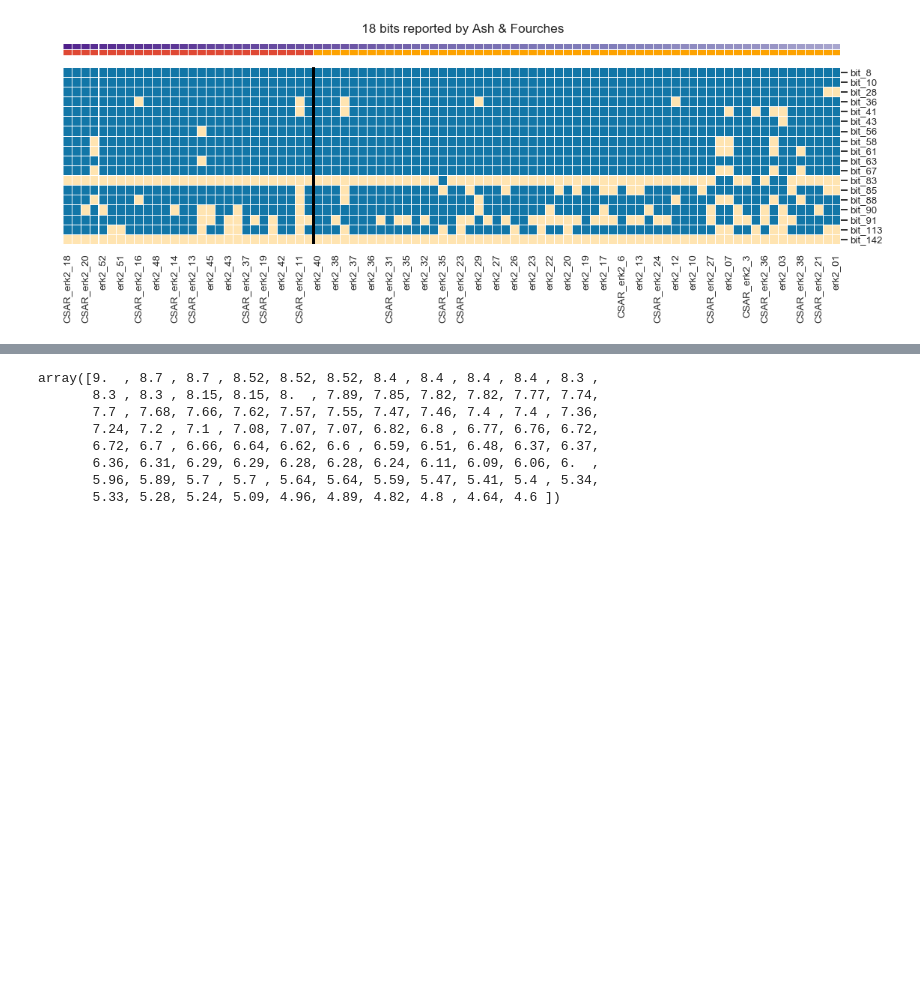
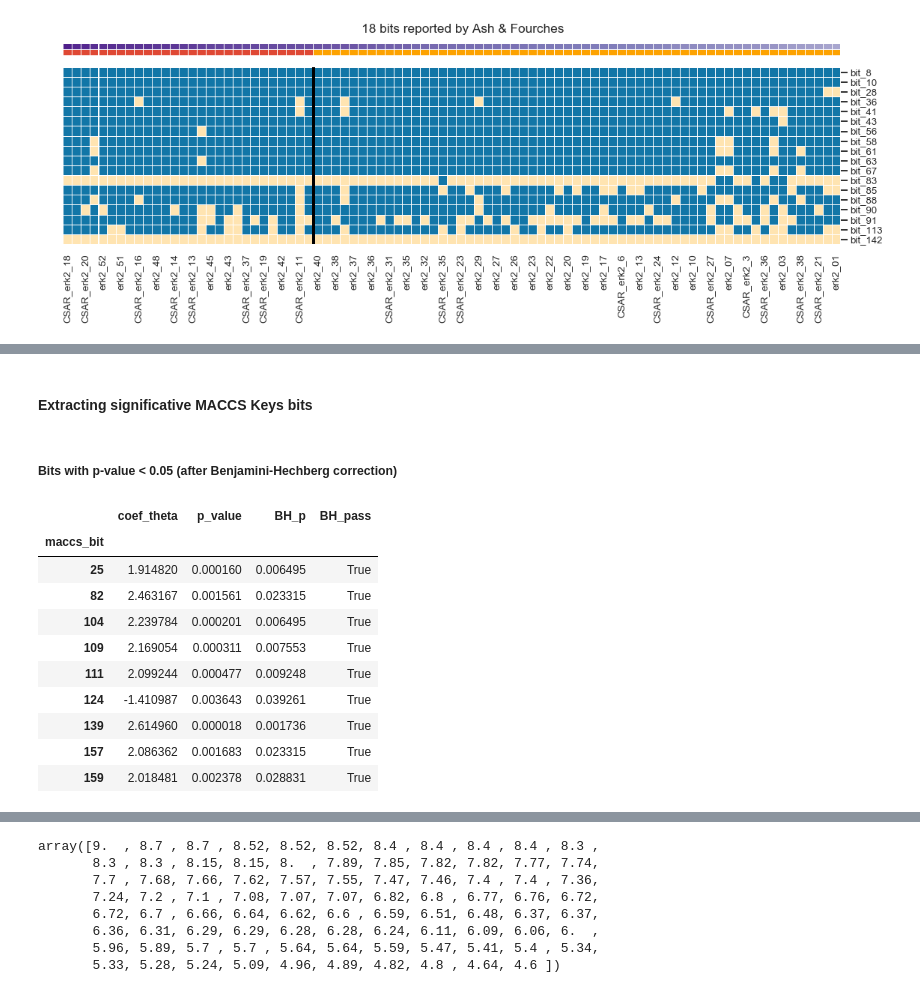
Before and after one commit to jRicciL/ERK2_notebooks, a Jupyter notebook: X_Reviewing_Fourches_work/7_Feature_Selection_RDKit_descriptors.ipynb, the cells around one changed output, grey strips where cells are left out. Cells and saved outputs as stored; diff of their text form; code cells hidden in the pictures; blank space fills up the shorter version.

```diff
--- a/X_Reviewing_Fourches_work/7_Feature_Selection_RDKit_descriptors.ipynb
+++ b/X_Reviewing_Fourches_work/7_Feature_Selection_RDKit_descriptors.ipynb
@@ -499,0 +582,2 @@ plt.show()
+# %% [markdown]
+#### Extracting significative MACCS Keys bits
@@ -499,0 +588,16 @@ plt.show()
+# %% [markdown]
+##### Bits with p-value < 0.05 (after Benjamini-Hechberg correction)
+# %%
+df_sig_BH_maccs[df_sig_BH_maccs['BH_pass']].set_index('maccs_bit')
+# %% [output]
+|  | coef_theta | p_value | BH_p | BH_pass |
+| maccs_bit |  |  |  |  |
+| 25 | 1.914820 | 0.000160 | 0.006495 | True |
+| 82 | 2.463167 | 0.001561 | 0.023315 | True |
+| 104 | 2.239784 | 0.000201 | 0.006495 | True |
+| 109 | 2.169054 | 0.000311 | 0.007553 | True |
+| 111 | 2.099244 | 0.000477 | 0.009248 | True |
+| 124 | -1.410987 | 0.003643 | 0.039261 | True |
+| 139 | 2.614960 | 0.000018 | 0.001736 | True |
+| 157 | 2.086362 | 0.001683 | 0.023315 | True |
+| 159 | 2.018481 | 0.002378 | 0.028831 | True |
```
Also changed, not shown: parts of 17 cells of this notebook.
